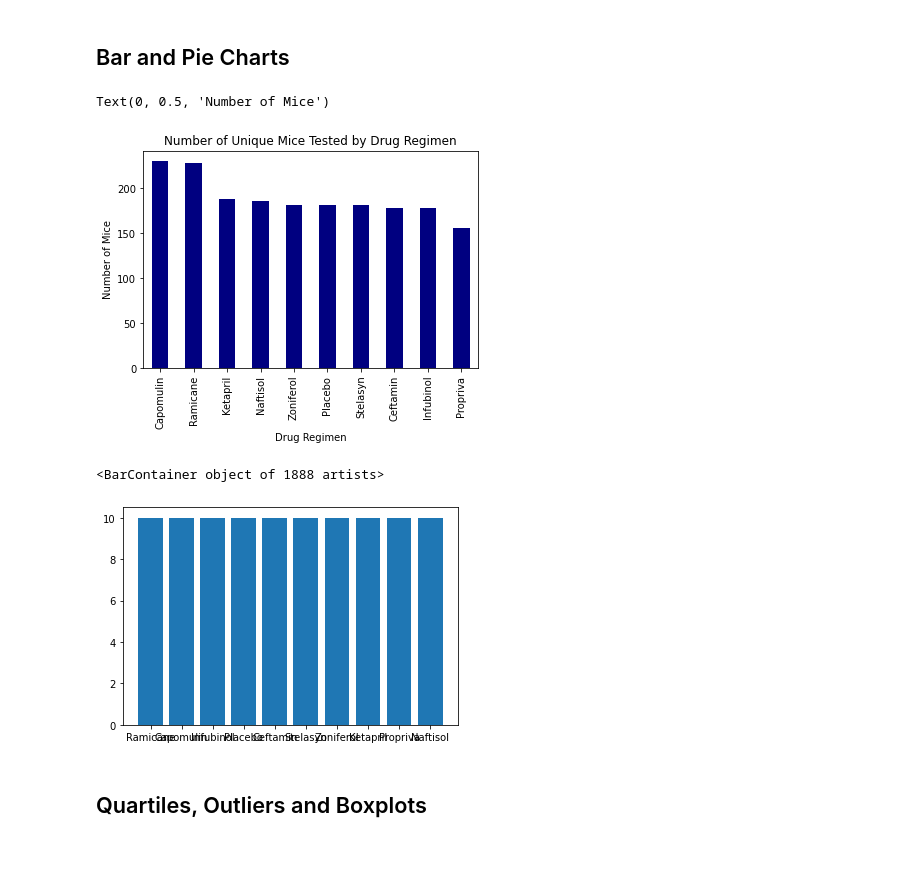
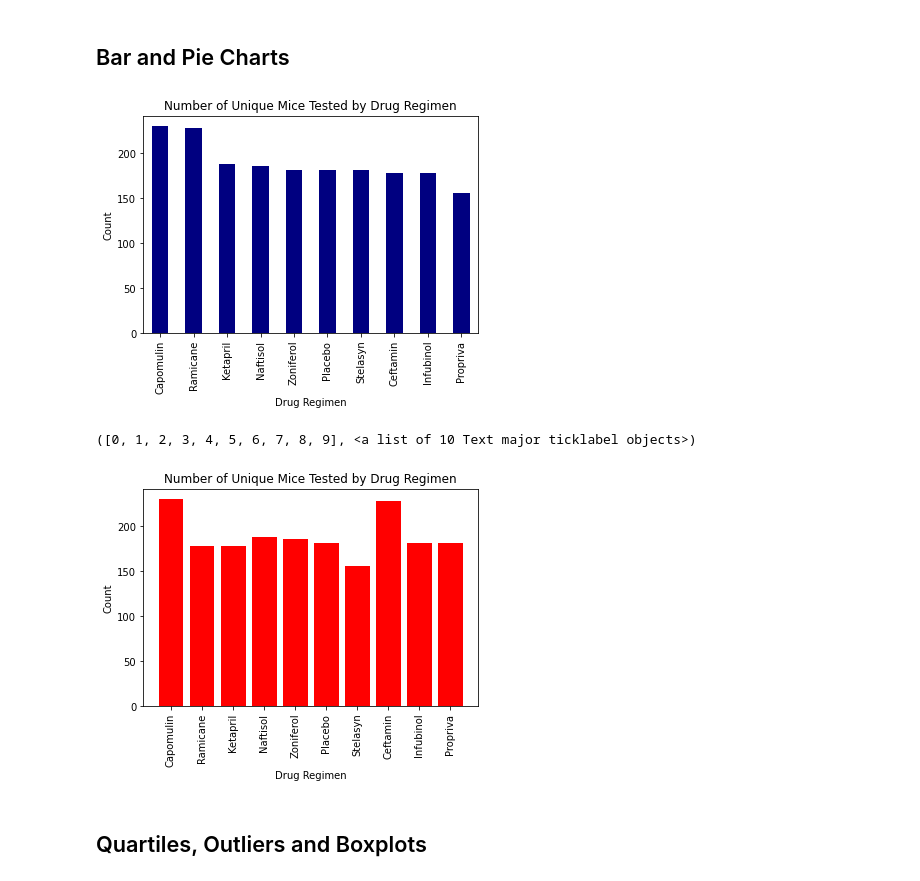
Before and after one commit to khbader101/Matplotlib-Challenge, a Jupyter notebook: pymaceuticals_starter.ipynb, the cells around one changed output. Drawn from its saved outputs; the diff is of its cells as text; code cells hidden in the pictures; blank space fills up the shorter version.

Commit message:
finished bar charts

```diff
--- a/pymaceuticals_starter.ipynb
+++ b/pymaceuticals_starter.ipynb
@@ -171,19 +171,22 @@ unique_drug_regimen.plot(kind='bar', color = 'navy')
 
 plt.title("Number of Unique Mice Tested by Drug Regimen")
 plt.xlabel("Drug Regimen")
-plt.ylabel("Number of Mice")
+plt.ylabel("Count")
+plt.show()
 # %% [output]
-Text(0, 0.5, 'Number of Mice')
-[figure, old version]
+[figure, new version]
 # %%
 # Generate a bar plot showing the total number of unique mice tested on each drug regimen using pyplot.
-test = cleaned_mouse_df.groupby("Drug Regimen").count()
-test2 = len(test)
+test = cleaned_mouse_df.groupby("Drug Regimen").count()["Mouse ID"]
 
-plt.bar(cleaned_mouse_df['Drug Regimen'], test2)
+plt.bar(unique_drug_regimen.index.values, test, color='red')
+plt.title("Number of Unique Mice Tested by Drug Regimen")
+plt.xlabel("Drug Regimen")
+plt.ylabel("Count")
+plt.xticks(rotation=90)
 # %% [output]
-<BarContainer object of 1888 artists>
+([0, 1, 2, 3, 4, 5, 6, 7, 8, 9], <a list of 10 Text major ticklabel objects>)
-[figure, old version]
+[figure, new version]
 # %%
 # Generate a pie plot showing the distribution of female versus male mice using pandas
 # %%
```
